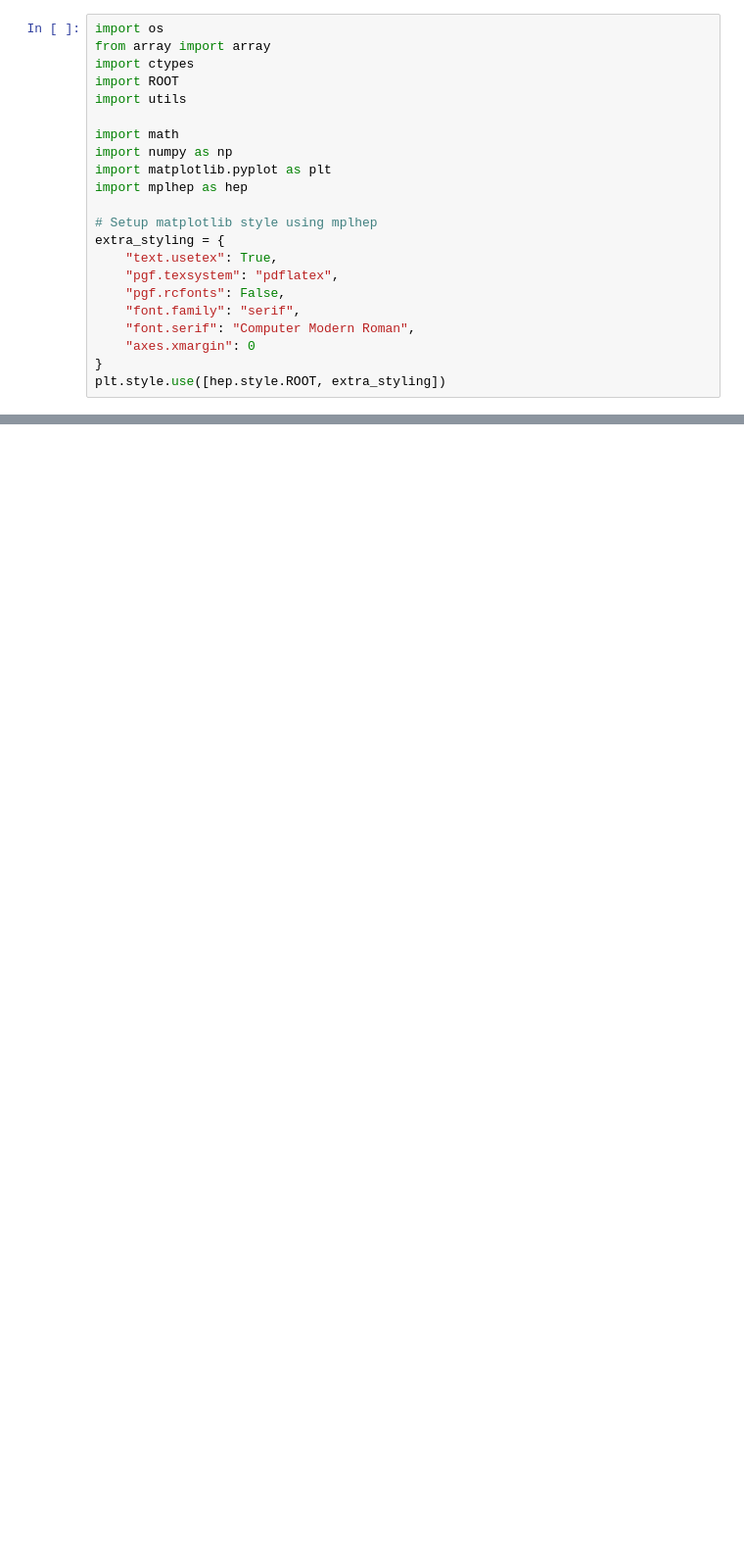
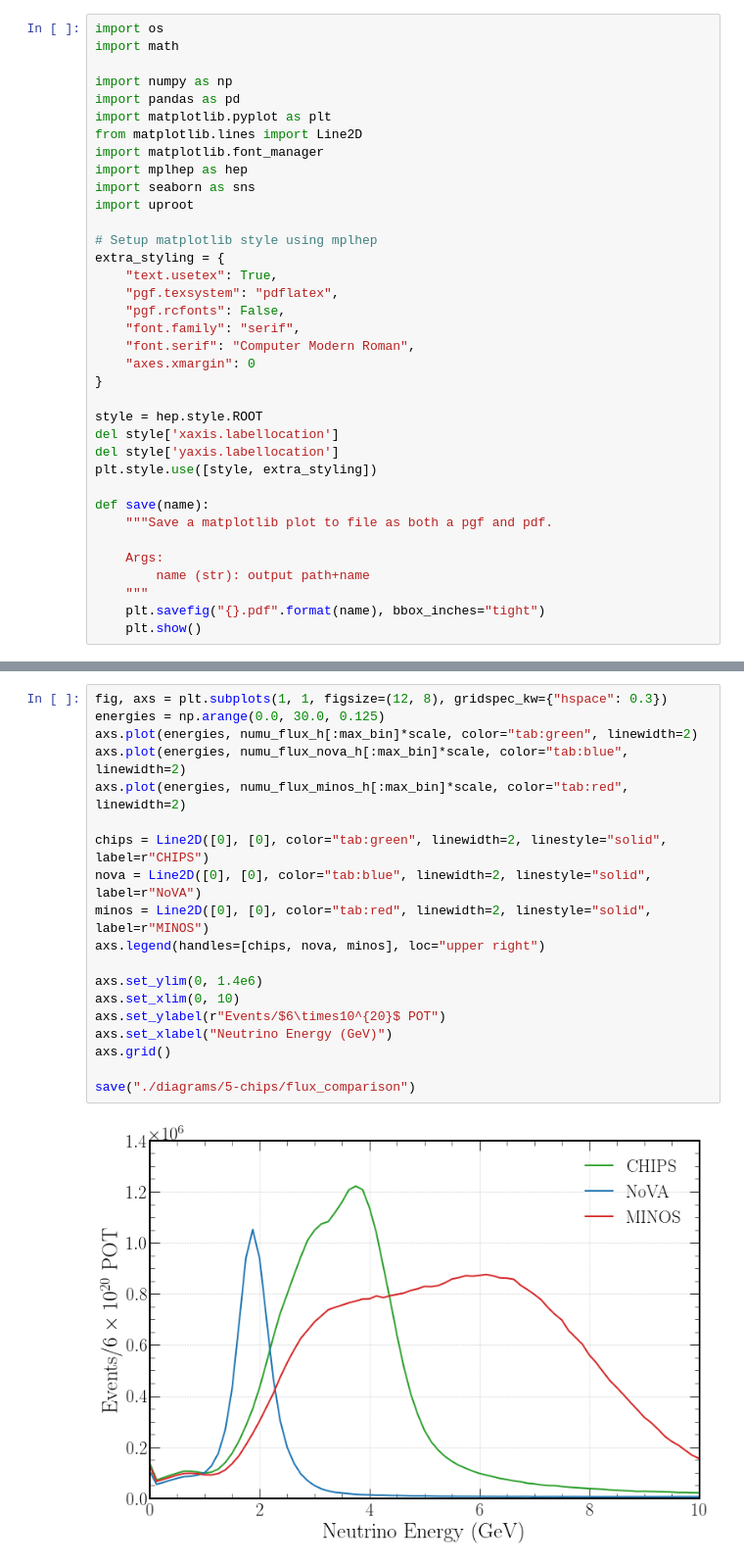
Before and after one commit to joshtingey/phd-thesis, a Jupyter notebook: plots.ipynb, the cells around one changed output, grey strips where cells are left out. Shown at 98% size. Drawn from its saved outputs; the diff is of its cells as text; blank space fills up the shorter version.

```diff
--- a/plots.ipynb
+++ b/plots.ipynb
@@ -1,14 +11,15 @@
 # %%
 import os
-from array import array
-import ctypes
-import ROOT
-import utils
+import math
 
-import math
 import numpy as np
+import pandas as pd
 import matplotlib.pyplot as plt
+from matplotlib.lines import Line2D
+import matplotlib.font_manager
 import mplhep as hep
+import seaborn as sns
+import uproot
 
 # Setup matplotlib style using mplhep
 extra_styling = {
@@ -19,4 +30,17 @@ extra_styling = {
     "font.serif": "Computer Modern Roman",
     "axes.xmargin": 0
 }
-plt.style.use([hep.style.ROOT, extra_styling])
+
+style = hep.style.ROOT
+del style['xaxis.labellocation']
+del style['yaxis.labellocation']
+plt.style.use([style, extra_styling])
+
+def save(name):
+    """Save a matplotlib plot to file as both a pgf and pdf.
+
+    Args:
+        name (str): output path+name
+    """
+    plt.savefig("{}.pdf".format(name), bbox_inches="tight")
+    plt.show()
@@ -320,0 +219,21 @@ plt.show()
+# %%
+fig, axs = plt.subplots(1, 1, figsize=(12, 8), gridspec_kw={"hspace": 0.3})
+energies = np.arange(0.0, 30.0, 0.125)
+axs.plot(energies, numu_flux_h[:max_bin]*scale, color="tab:green", linewidth=2)
+axs.plot(energies, numu_flux_nova_h[:max_bin]*scale, color="tab:blue", linewidth=2)
+axs.plot(energies, numu_flux_minos_h[:max_bin]*scale, color="tab:red", linewidth=2)
+
+chips = Line2D([0], [0], color="tab:green", linewidth=2, linestyle="solid", label=r"CHIPS")
+nova = Line2D([0], [0], color="tab:blue", linewidth=2, linestyle="solid", label=r"NoVA")
+minos = Line2D([0], [0], color="tab:red", linewidth=2, linestyle="solid", label=r"MINOS")
+axs.legend(handles=[chips, nova, minos], loc="upper right")
+
+axs.set_ylim(0, 1.4e6)
+axs.set_xlim(0, 10)
+axs.set_ylabel(r"Events/$6\times10^{20}$ POT")
+axs.set_xlabel("Neutrino Energy (GeV)")
+axs.grid()
+
+save("./diagrams/5-chips/flux_comparison")
+# %% [output]
+[figure, added]
```
Also changed, not shown: parts of 35 cells of this notebook, 15 other files.
